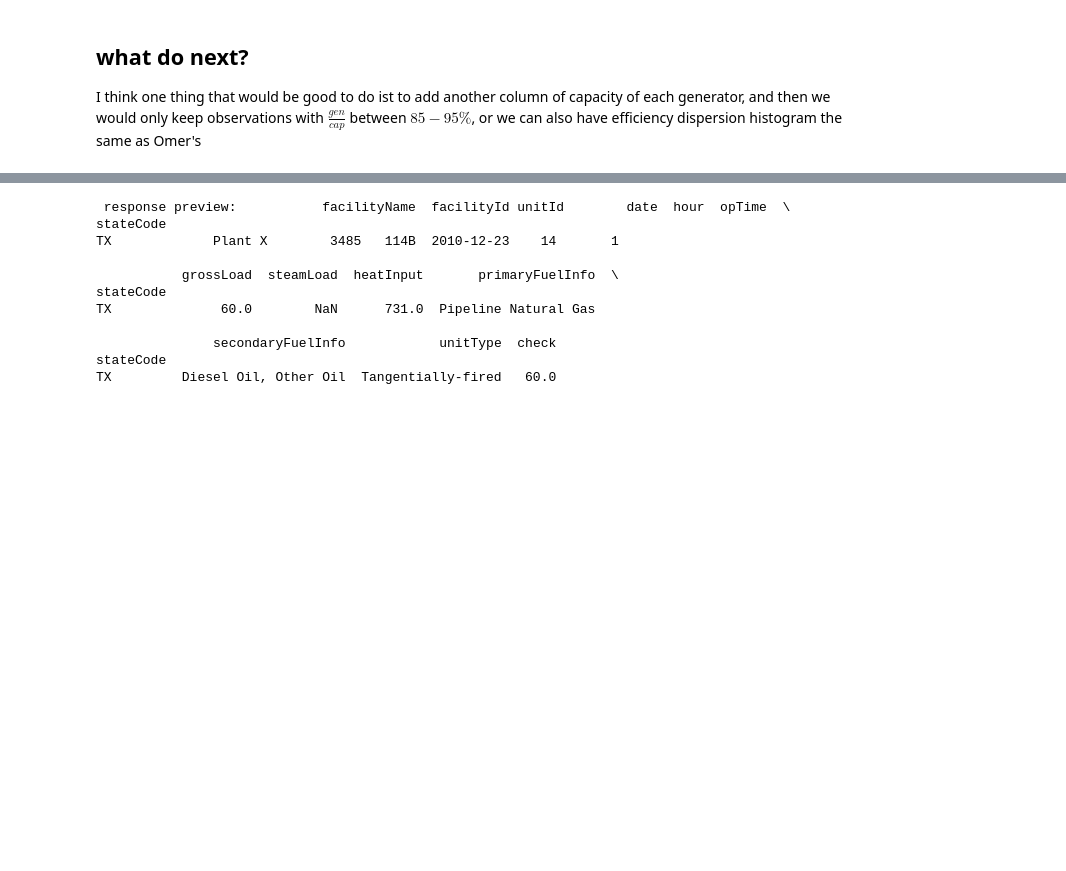
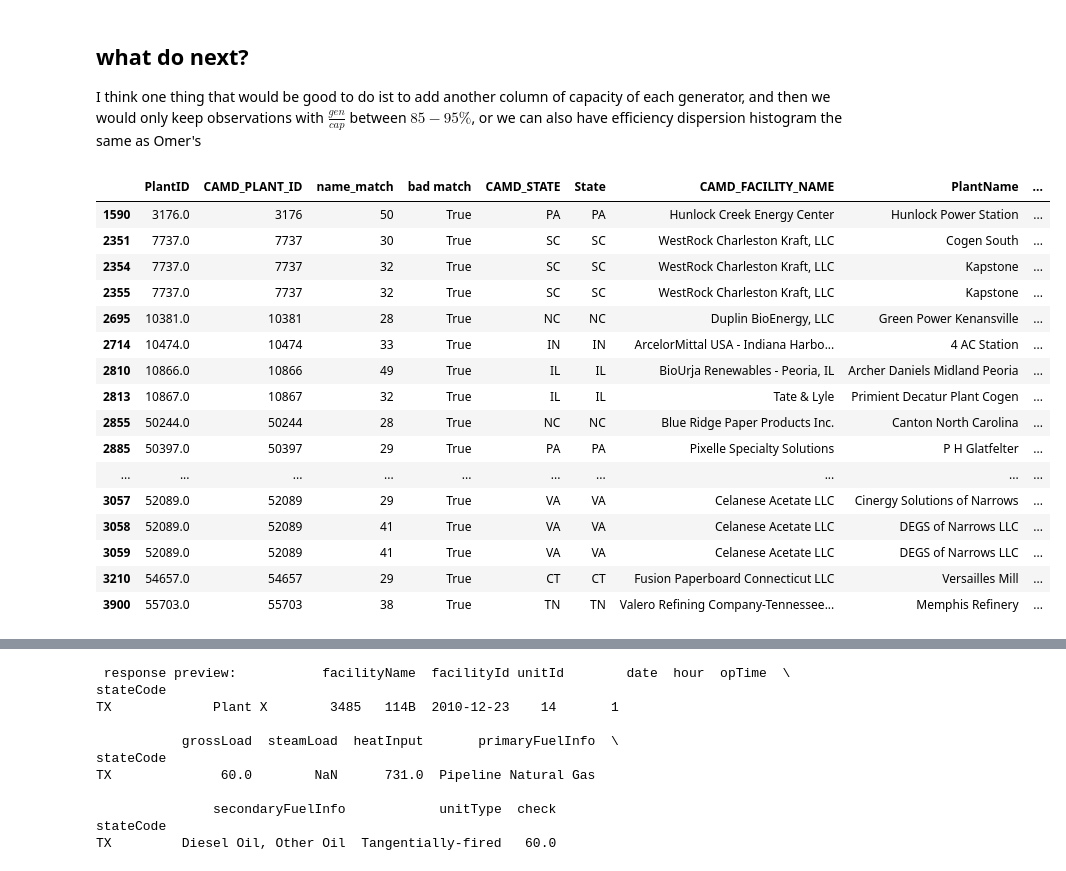
Before and after one commit to ARAzampour/AMR-project, a Jupyter notebook: hourly datasets/AMR-hourly2.ipynb, the cells around one changed output, grey strips where cells are left out. Saved outputs shown, nothing was run; the diff lists cells and outputs as text; code cells hidden in the pictures; blank space fills up the shorter version.

Commit message:
updated set of efficiency based on hourly data

```diff
--- a/hourly datasets/AMR-hourly2.ipynb
+++ b/hourly datasets/AMR-hourly2.ipynb
@@ -150,6 +151,36 @@ Status code: 200
 # %% [markdown]
 ## what do next?
 I think one thing that would be good to do ist to add another column of capacity of each generator, and then we would only keep observations with $\frac{gen}{cap}$ between $85-95\%$, or we  can also have efficiency dispersion histogram the same as Omer's
+# %%
+stata_data = pd.read_stata('~/Documents/GitHub/AMR-project/hourly datasets/fossil_PlantCapacity_allyears.dta')
+stata_data = stata_data[stata_data['Namecap_plant']>=20]
+stata_data.loc[stata_data['PlantName']==""]
+#(stata_cw_1stmerge["no plant ID"]==1)*(stata_cw_1stmerge["CAMD_STATE"]!=stata_cw_1stmerge["State"])
+#float(crosswalk_data['EIA_PLANT_ID'])
+temp=stata_cw_1stmerge[stata_cw_1stmerge["bad match"].astype(int)==1]
+temp
+#temp[temp["CAMD_PLANT_ID" ]==228]
+#(stata_cw_1stmerge["State"]=="")|(stata_cw_1stmerge["State"].isna())
+#stata_cw_1stmerge.loc[1,]\
+#stata_cw_1stmerge['name_match']>50
+# %% [output]
+|  | PlantID | CAMD_PLANT_ID | name_match | bad match | CAMD_STATE | State | CAMD_FACILITY_NAME | PlantName | ... |
+| 1590 | 3176.0 | 3176 | 50 | True | PA | PA | Hunlock Creek Energy Center | Hunlock Power Station | ... |
+| 2351 | 7737.0 | 7737 | 30 | True | SC | SC | WestRock Charleston Kraft, LLC | Cogen South | ... |
+| 2354 | 7737.0 | 7737 | 32 | True | SC | SC | WestRock Charleston Kraft, LLC | Kapstone | ... |
+| 2355 | 7737.0 | 7737 | 32 | True | SC | SC | WestRock Charleston Kraft, LLC | Kapstone | ... |
+| 2695 | 10381.0 | 10381 | 28 | True | NC | NC | Duplin BioEnergy, LLC | Green Power Kenansville | ... |
+| 2714 | 10474.0 | 10474 | 33 | True | IN | IN | ArcelorMittal USA - Indiana Harbo... | 4 AC Station | ... |
+| 2810 | 10866.0 | 10866 | 49 | True | IL | IL | BioUrja Renewables - Peoria, IL | Archer Daniels Midland Peoria | ... |
+| 2813 | 10867.0 | 10867 | 32 | True | IL | IL | Tate & Lyle | Primient Decatur Plant Cogen | ... |
+| 2855 | 50244.0 | 50244 | 28 | True | NC | NC | Blue Ridge Paper Products Inc. | Canton North Carolina | ... |
+| 2885 | 50397.0 | 50397 | 29 | True | PA | PA | Pixelle Specialty Solutions | P H Glatfelter | ... |
+| ... | ... | ... | ... | ... | ... | ... | ... | ... | ... |
+| 3057 | 52089.0 | 52089 | 29 | True | VA | VA | Celanese Acetate LLC | Cinergy Solutions of Narrows | ... |
+| 3058 | 52089.0 | 52089 | 41 | True | VA | VA | Celanese Acetate LLC | DEGS of Narrows LLC | ... |
+| 3059 | 52089.0 | 52089 | 41 | True | VA | VA | Celanese Acetate LLC | DEGS of Narrows LLC | ... |
+| 3210 | 54657.0 | 54657 | 29 | True | CT | CT | Fusion Paperboard Connecticut LLC | Versailles Mill | ... |
+| 3900 | 55703.0 | 55703 | 38 | True | TN | TN | Valero Refining Company-Tennessee... | Memphis Refinery | ... |
 # %%
 stata_data = pd.read_stata('~/Documents/GitHub/AMR-project/hourly datasets/fossil_PlantCapacity_allyears.dta')
 stata_data = stata_data[stata_data['Namecap_plant']>=20]
```
Also changed, not shown: parts of 6 cells of this notebook, 29 other files.
